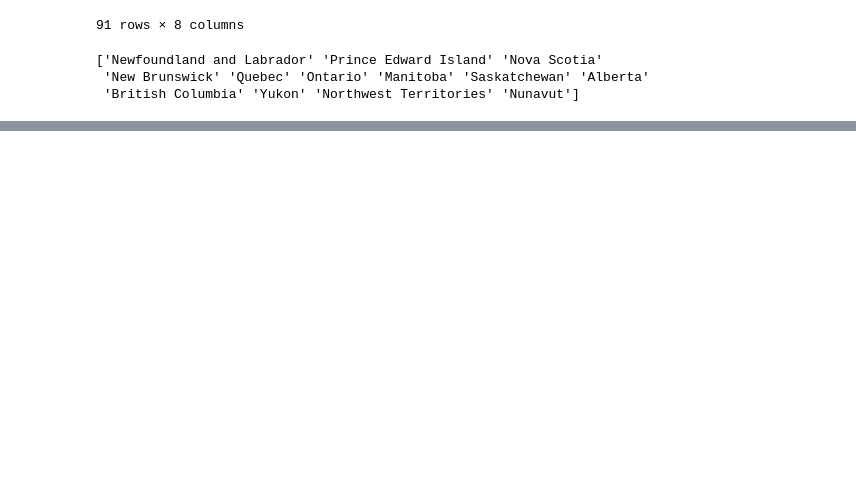
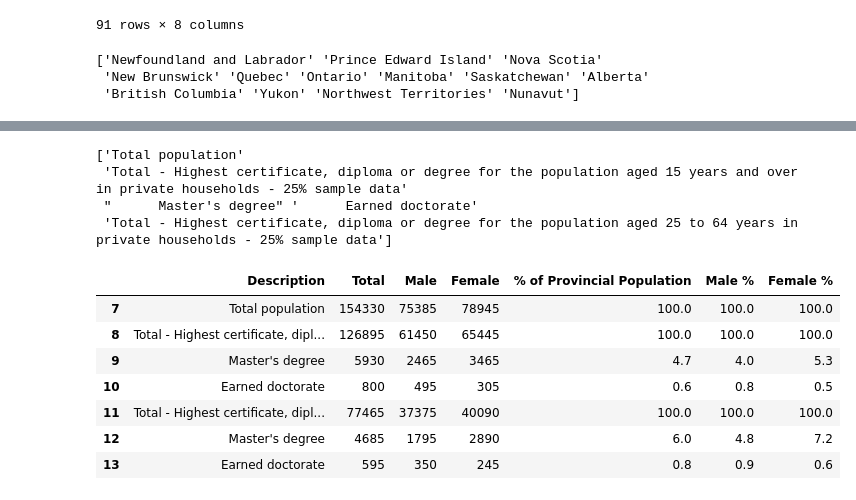
Before and after one commit to BehnooshNasri/project_one, a Jupyter notebook: behnoosh_analysis.ipynb, the cells around one changed output, grey strips where cells are left out. Saved outputs shown, nothing was run; the diff lists cells and outputs as text; code cells hidden in the pictures; blank space fills up the shorter version.

```diff
--- a/behnoosh_analysis.ipynb
+++ b/behnoosh_analysis.ipynb
@@ -62,3 +63,23 @@ dfs_by_province['Prince Edward Island']
 | 11 | Prince Edward Island | Total - Highest certificate, dipl... | 77465 | 37375 | 40090 | 100.0 | 100.0 | 100.0 |
 | 12 | Prince Edward Island | Master's degree | 4685 | 1795 | 2890 | 6.0 | 4.8 | 7.2 |
 | 13 | Prince Edward Island | Earned doctorate | 595 | 350 | 245 | 0.8 | 0.9 | 0.6 |
+# %%
+print(dfs_by_province['Prince Edward Island']['Description'].unique())
+# %% [output]
+['Total population'
+ 'Total - Highest certificate, diploma or degree for the population aged 15 years and over in private households - 25% sample data'
+ "      Master's degree" '      Earned doctorate'
+ 'Total - Highest certificate, diploma or degree for the population aged 25 to 64 years in private households - 25% sample data']
+# %%
+pei = dfs_by_province['Prince Edward Island'][["Description", "Total", "Male", "Female", "% of Provincial Population", "Male %", "Female %"]]
+pei.set_index("Description", inplace=True)
+pei
+# %% [output]
+|  | Description | Total | Male | Female | % of Provincial Population | Male % | Female % |
+| 7 | Total population | 154330 | 75385 | 78945 | 100.0 | 100.0 | 100.0 |
+| 8 | Total - Highest certificate, dipl... | 126895 | 61450 | 65445 | 100.0 | 100.0 | 100.0 |
+| 9 | Master's degree | 5930 | 2465 | 3465 | 4.7 | 4.0 | 5.3 |
+| 10 | Earned doctorate | 800 | 495 | 305 | 0.6 | 0.8 | 0.5 |
+| 11 | Total - Highest certificate, dipl... | 77465 | 37375 | 40090 | 100.0 | 100.0 | 100.0 |
+| 12 | Master's degree | 4685 | 1795 | 2890 | 6.0 | 4.8 | 7.2 |
+| 13 | Earned doctorate | 595 | 350 | 245 | 0.8 | 0.9 | 0.6 |
```
Also changed, not shown: parts of 5 cells of this notebook.
